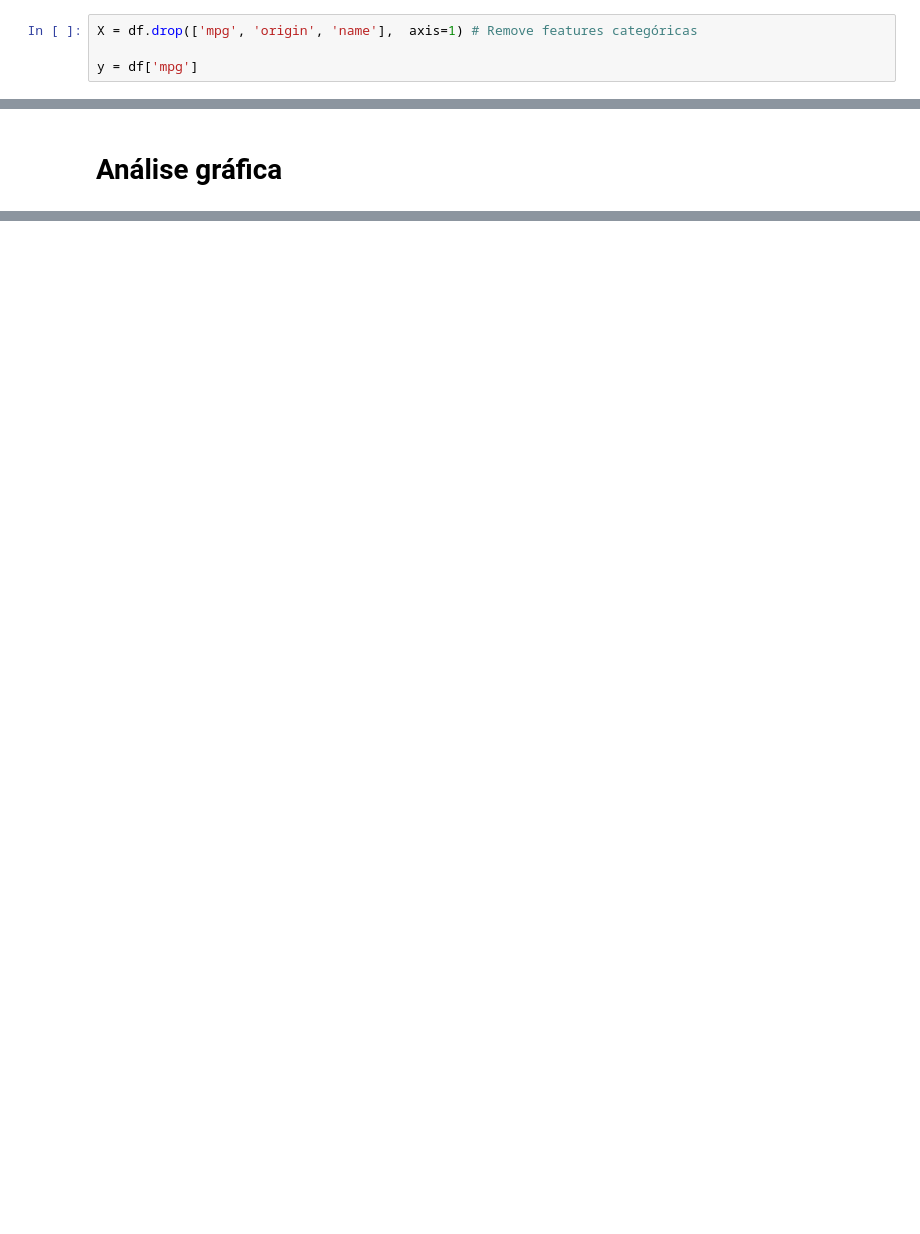
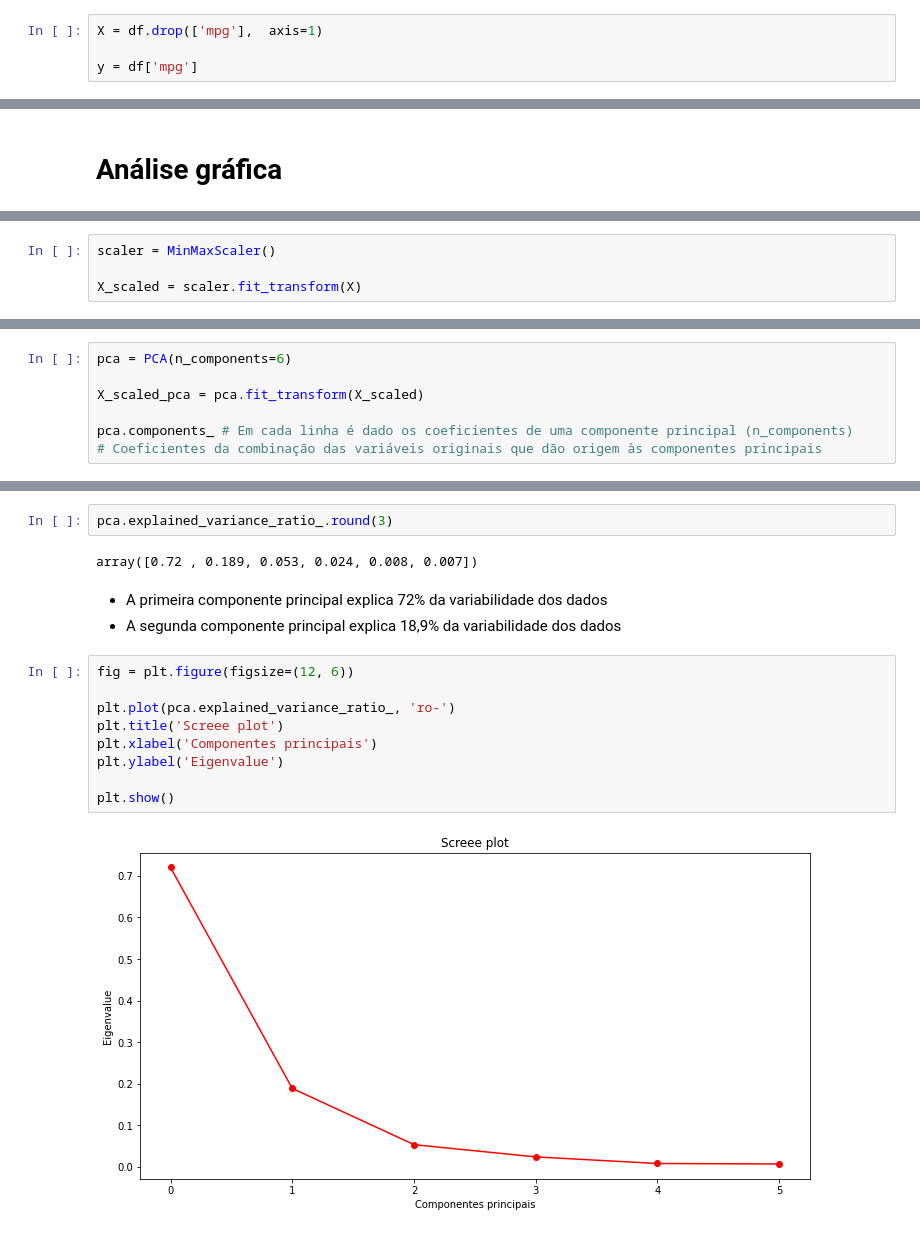
Before and after one commit to victorpecine/estudo_xgboost, a Jupyter notebook: mpg_xgboost.ipynb, the cells around one changed output, grey strips where cells are left out. Saved outputs shown, nothing was run; the diff lists cells and outputs as text; blank space fills up the shorter version.

```diff
--- a/mpg_xgboost.ipynb
+++ b/mpg_xgboost.ipynb
@@ -32,4 +37,4 @@ df.head()
 # %%
-X = df.drop(['mpg', 'origin', 'name'],  axis=1) # Remove features categóricas
+X = df.drop(['mpg'],  axis=1)
 
 y = df['mpg']
@@ -187,0 +271,4 @@ plt.legend()
+# %%
+scaler = MinMaxScaler()
+
+X_scaled = scaler.fit_transform(X)
@@ -187,0 +277,7 @@ plt.legend()
+# %%
+pca = PCA(n_components=6)
+
+X_scaled_pca = pca.fit_transform(X_scaled)
+
+pca.components_ # Em cada linha é dado os coeficientes de uma componente principal (n_components)
+# Coeficientes da combinação das variáveis originais que dão origem às componentes principais
@@ -187,0 +297,18 @@ plt.legend()
+# %%
+pca.explained_variance_ratio_.round(3)
+# %% [output]
+array([0.72 , 0.189, 0.053, 0.024, 0.008, 0.007])
+# %% [markdown]
+* A primeira componente principal explica 72% da variabilidade dos dados
+* A segunda componente principal explica 18,9% da variabilidade dos dados
+# %%
+fig = plt.figure(figsize=(12, 6))
+
+plt.plot(pca.explained_variance_ratio_, 'ro-')
+plt.title('Screee plot')
+plt.xlabel('Componentes principais')
+plt.ylabel('Eigenvalue')
+
+plt.show()
+# %% [output]
+[figure, added]
```
Also changed, not shown: parts of 42 cells of this notebook.
